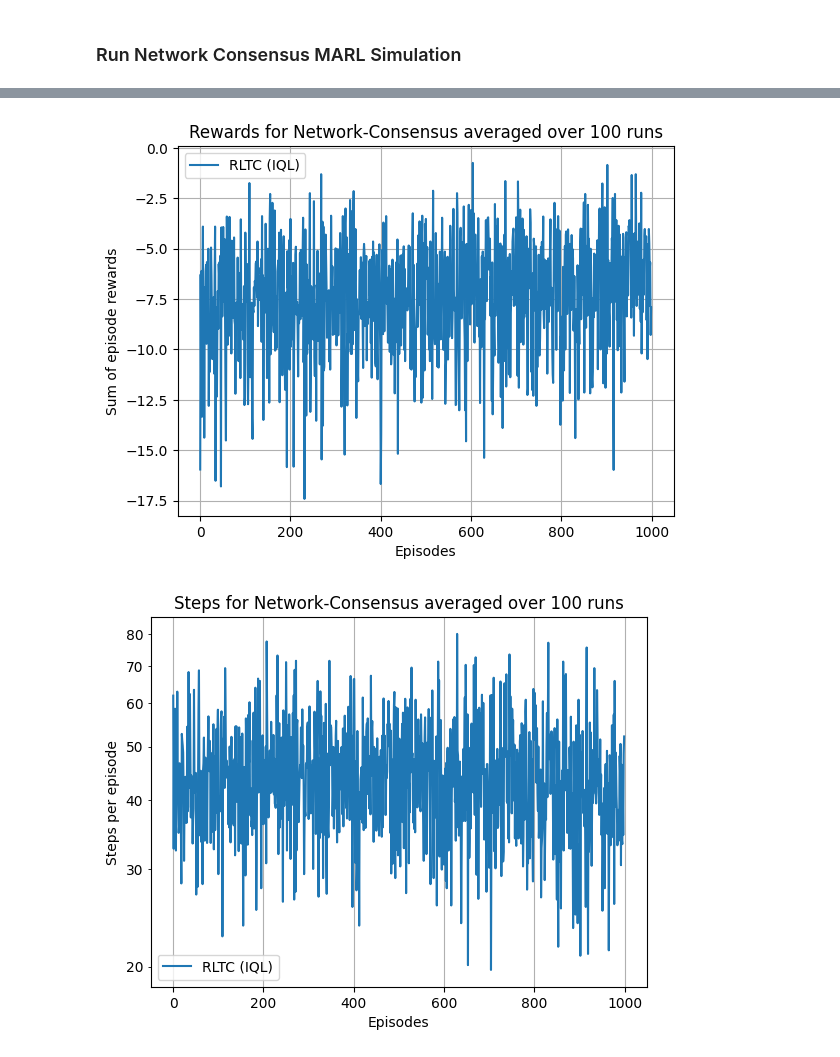
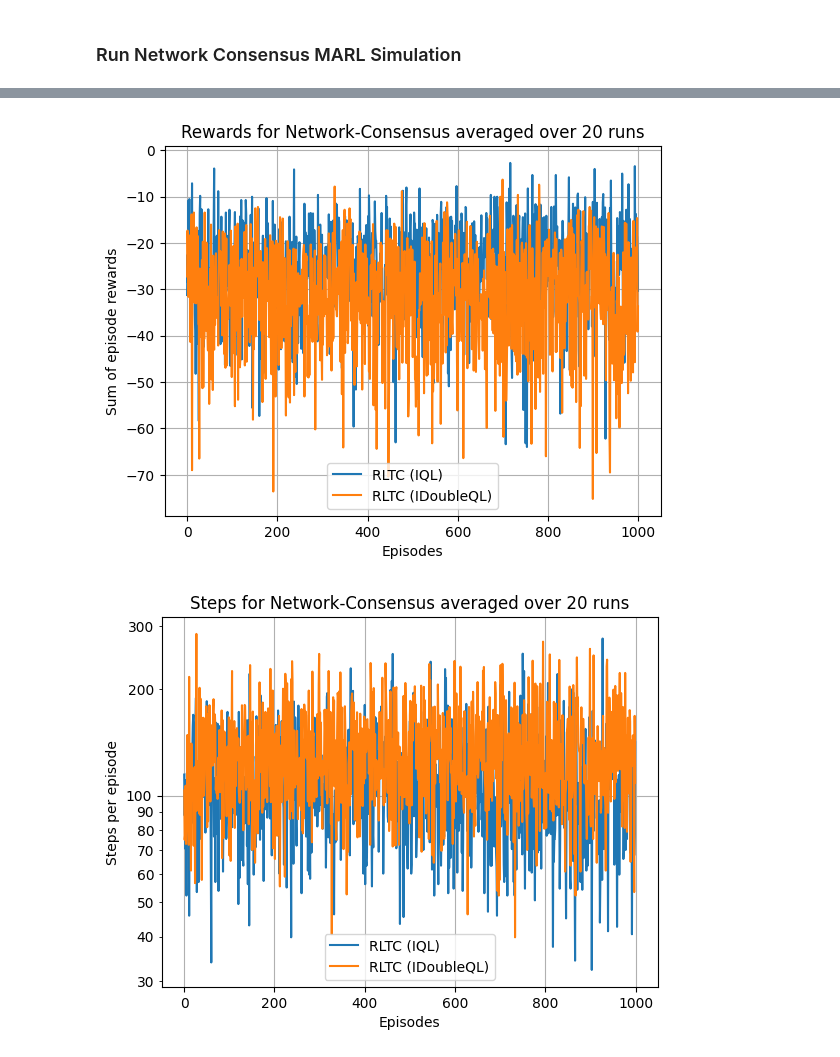
Before and after one commit to cdaniels/Trust_based_consensus_in_MARL, a Jupyter notebook: NetworkConsensusMARL_Plots.ipynb, the cells around one changed output, grey strips where cells are left out. Saved outputs shown, nothing was run; the diff lists cells and outputs as text; code cells hidden in the pictures.

Commit message:
feat(agents): add doubleQLearning agent and allow custome agonts to be set for the Simulation class from jupyter notebook

```diff
--- a/NetworkConsensusMARL_Plots.ipynb
+++ b/NetworkConsensusMARL_Plots.ipynb
@@ -15,7 +18,7 @@ from src.environments import NetworkConsensusEnv
 # %%
 custom_sim_options = {
     'num_episodes': 1000,
-    'num_runs': 1000
+    'num_runs': 20
 }
 
 custom_agent_options = {
@@ -29,13 +32,16 @@ custom_agent_options = {
 
 custom_env_options = {
     'sqrt_num_agents':3,
-    'num_unreliable_agents': 1
+    'num_unreliable_agents': 1,
+    'fixed_noise': 0.2
 }
 
 env = NetworkConsensusEnv(custom_env_options, candidate_values=np.arange(0, 2))
-network_sim = Simulation(custom_sim_options, agent_options=custom_agent_options, env=env)
+network_sim_q = Simulation(custom_sim_options, agent_options=custom_agent_options, env=env, agent_class=QLearning)
+network_sim_double_q = Simulation(custom_sim_options, agent_options=custom_agent_options, env=env, agent_class=DoubleQLearning)
 
-sim_data = network_sim.run_simulation()
+sim_q_data = network_sim_q.run_simulation()
+sim_double_q_data = network_sim_double_q.run_simulation()
 # %% [output]
 performing run: 0
 performing run: 1
@@ -61,36 +68,38 @@ x = np.arange(0, custom_sim_options['num_episodes'])
 # x = np.arange(0, 20)
 
 fig, ax = plt.subplots()
 ax.set_title(f"Rewards for Network-Consensus averaged over {custom_sim_options['num_runs']} runs")
 ax.set_xlabel('Episodes')
 ax.set_ylabel('Sum of episode rewards')
 # ax.set_ylim(-1000, 0)
-ax.plot(x, sim_data[0])
+ax.plot(x, sim_q_data[0])
+ax.plot(x, sim_double_q_data[0])
 # ax.plot(x, act_crit_acrobot_data[0])
 # ax.axhline(y=-100, color='r', linestyle='--')
-ax.legend(['RLTC (IQL)'])
+ax.legend(['RLTC (IQL)', 'RLTC (IDoubleQL)'])
 plt.grid()
 plt.show()
 
 from matplotlib.ticker import ScalarFormatter
 
 fig, ax = plt.subplots()
 ax.set_title(f"Steps for Network-Consensus averaged over {custom_sim_options['num_runs']} runs")
 ax.set_xlabel('Episodes')
 ax.set_ylabel('Steps per episode')
 # ax.set_ylim(100, 1000)
 ax.set_yscale("log")
 formatter = ScalarFormatter()
 formatter.set_scientific(False)
 ax.yaxis.set_minor_formatter(formatter)
 ax.yaxis.set_major_formatter(formatter)
-ax.plot(x, sim_data[1])
+ax.plot(x, sim_q_data[1])
+ax.plot(x, sim_double_q_data[1])
 # ax.plot(x, act_crit_acrobot_data[2])
 # ax.axhline(y=100, color='r', linestyle='--')
 # ax.legend(["n = 1", "n = 4", "n = 8", "n = 16"])
-ax.legend(['RLTC (IQL)'])
+ax.legend(['RLTC (IQL)', 'RLTC (IDoubleQL)'])
 plt.grid()
 plt.show()
 # %% [output]
-[figure, old version]
+[figure, new version]
-[figure, old version]
+[figure, new version]
```
Also changed, not shown: parts of 2 cells of this notebook, 3 other files.
